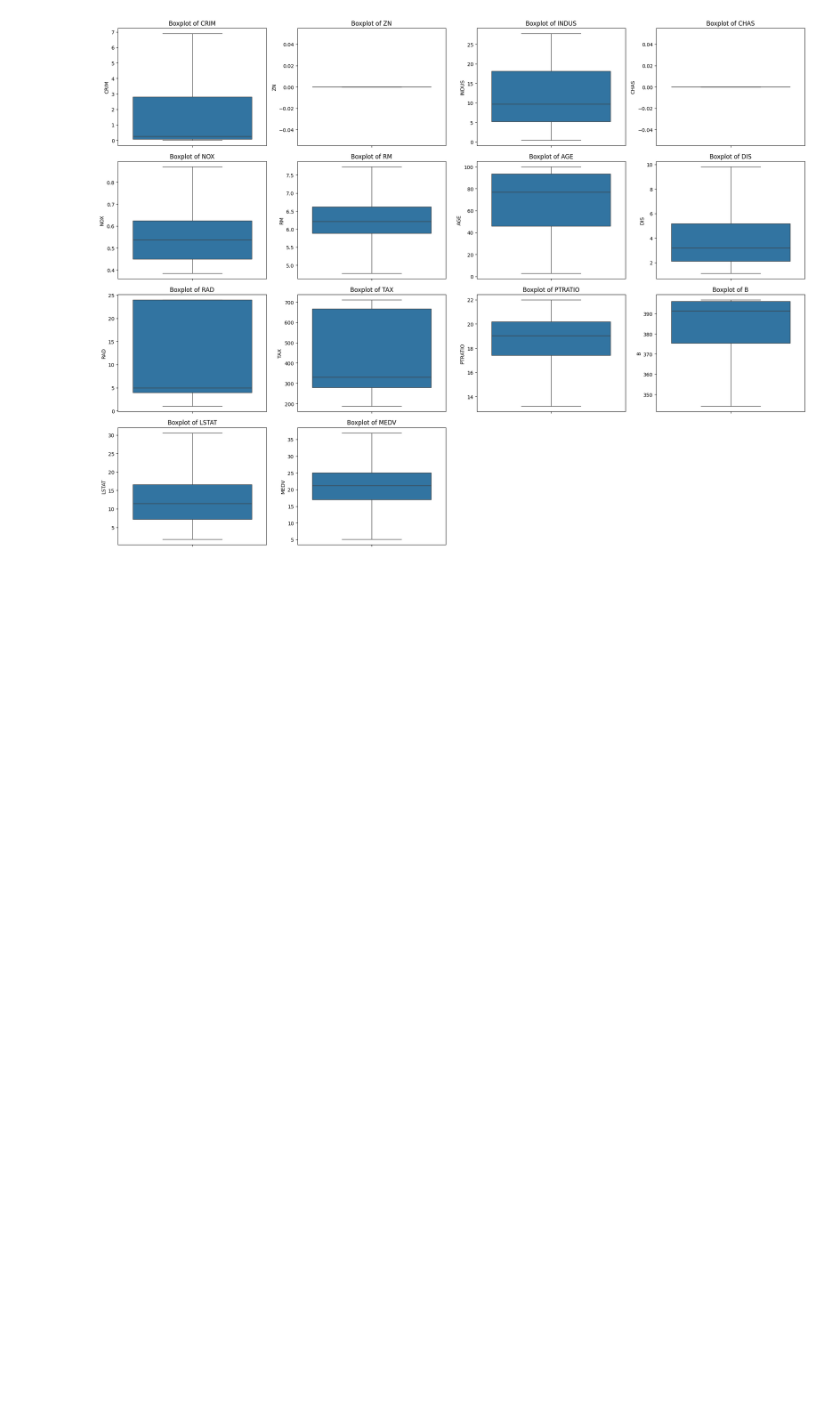
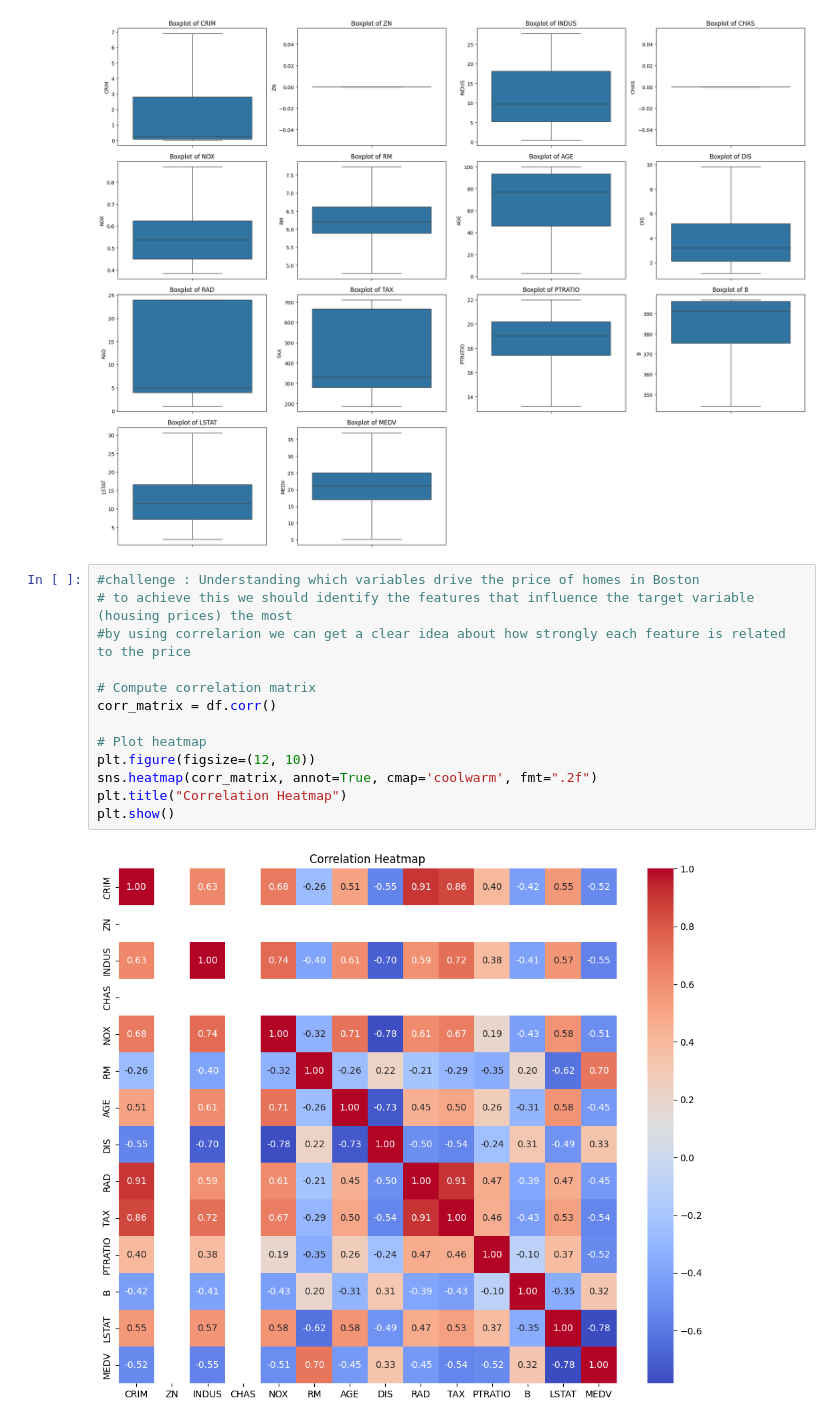
Before and after one commit to M-Rathnayake/House-Price-Prediction, a Jupyter notebook: housingBoston.ipynb, the cells around one changed output. Cells and saved outputs as stored; diff of their text form; blank space fills up the shorter version.

Commit message:
Use correlation to identify the strong relationship between each feature with prices

```diff
--- a/housingBoston.ipynb
+++ b/housingBoston.ipynb
@@ -123,3 +123,18 @@ plt.tight_layout()
 plt.show()
 # %% [output]
 [figure]
+# %%
+#challenge : Understanding which variables drive the price of homes in Boston
+# to achieve this we should identify the features that influence the target variable (housing prices) the most
+#by using correlarion we can get a clear idea about how strongly each feature is related to the price
+
+# Compute correlation matrix
+corr_matrix = df.corr()
+
+# Plot heatmap
+plt.figure(figsize=(12, 10))
+sns.heatmap(corr_matrix, annot=True, cmap='coolwarm', fmt=".2f")
+plt.title("Correlation Heatmap")
+plt.show()
+# %% [output]
+[figure, added]
```
